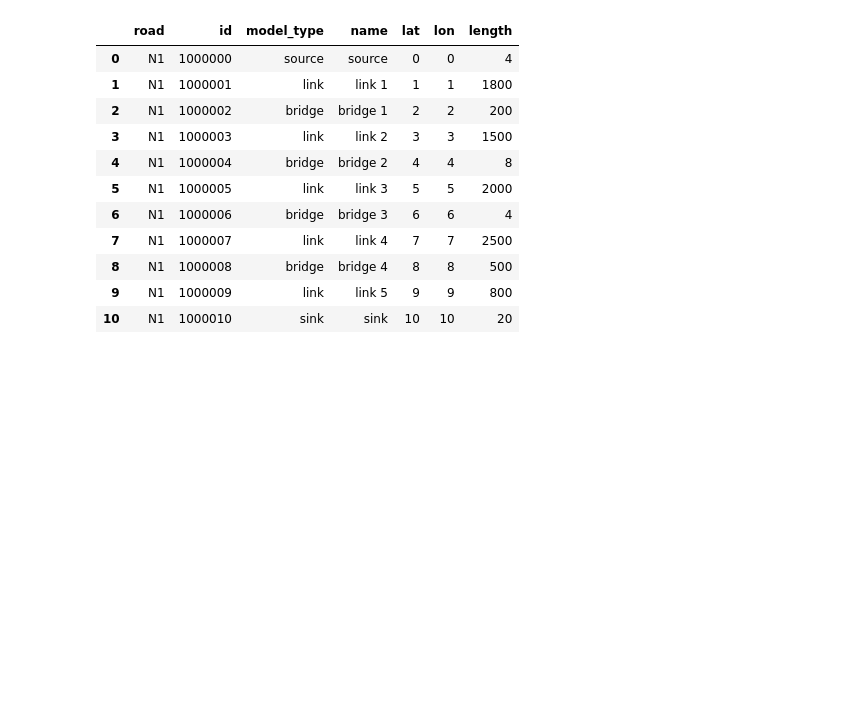
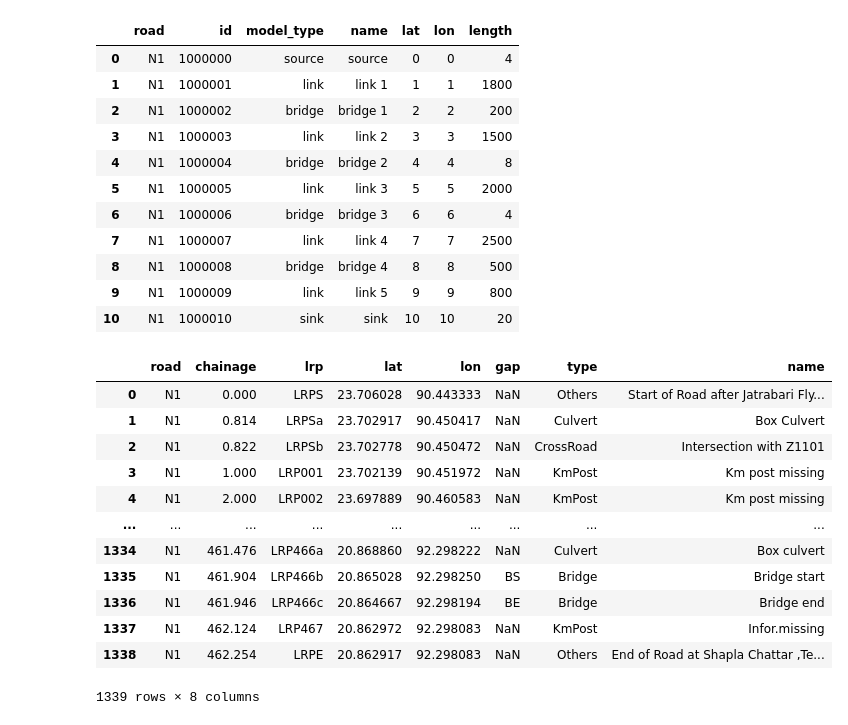
Before and after one commit to Anne-JS/advanced_simulation, a Jupyter notebook: EPA133a-G02-A2/model/Sven_doet_dingen.ipynb, the cells around one changed output. Drawn from its saved outputs; the diff is of its cells as text; code cells hidden in the pictures; blank space fills up the shorter version.

```diff
--- a/EPA133a-G02-A2/model/Sven_doet_dingen.ipynb
+++ b/EPA133a-G02-A2/model/Sven_doet_dingen.ipynb
@@ -19,0 +23,16 @@ df
+# %%
+roads[roads["road"] == "N1"]
+# %% [output]
+|  | road | chainage | lrp | lat | lon | gap | type | name |
+| 0 | N1 | 0.000 | LRPS | 23.706028 | 90.443333 | NaN | Others | Start of Road after Jatrabari Fly... |
+| 1 | N1 | 0.814 | LRPSa | 23.702917 | 90.450417 | NaN | Culvert | Box Culvert |
+| 2 | N1 | 0.822 | LRPSb | 23.702778 | 90.450472 | NaN | CrossRoad | Intersection with Z1101 |
+| 3 | N1 | 1.000 | LRP001 | 23.702139 | 90.451972 | NaN | KmPost | Km post missing |
+| 4 | N1 | 2.000 | LRP002 | 23.697889 | 90.460583 | NaN | KmPost | Km post missing |
+| ... | ... | ... | ... | ... | ... | ... | ... | ... |
+| 1334 | N1 | 461.476 | LRP466a | 20.868860 | 92.298222 | NaN | Culvert | Box culvert |
+| 1335 | N1 | 461.904 | LRP466b | 20.865028 | 92.298250 | BS | Bridge | Bridge start |
+| 1336 | N1 | 461.946 | LRP466c | 20.864667 | 92.298194 | BE | Bridge | Bridge end |
+| 1337 | N1 | 462.124 | LRP467 | 20.862972 | 92.298083 | NaN | KmPost | Infor.missing |
+| 1338 | N1 | 462.254 | LRPE | 20.862917 | 92.298083 | NaN | Others | End of Road at Shapla Chattar ,Te... |
+1339 rows × 8 columns
```
Also changed, not shown: parts of 7 cells of this notebook.
